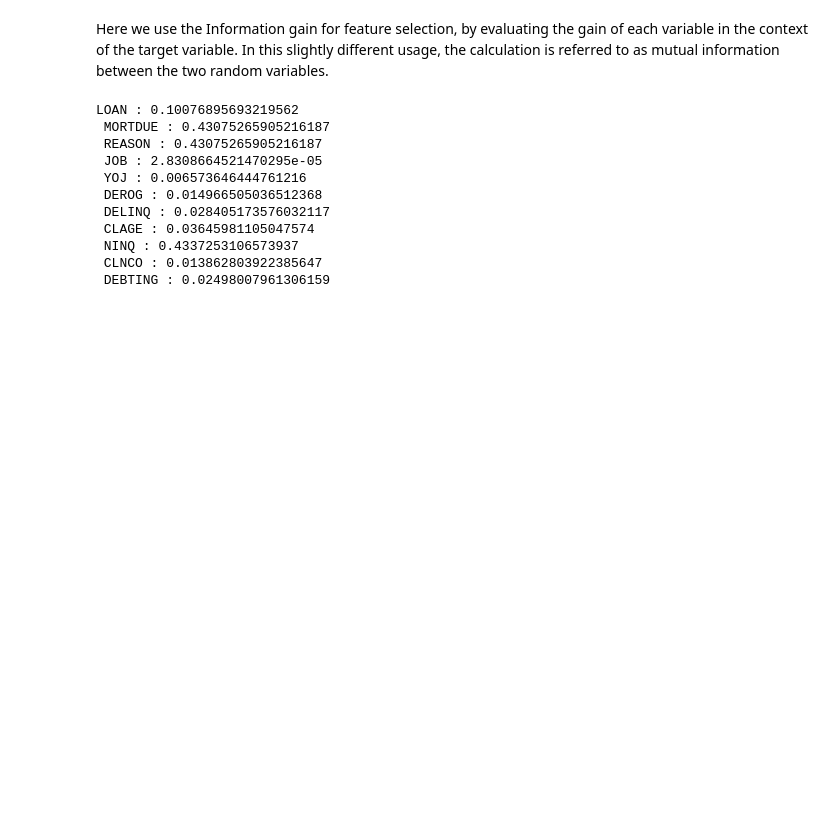
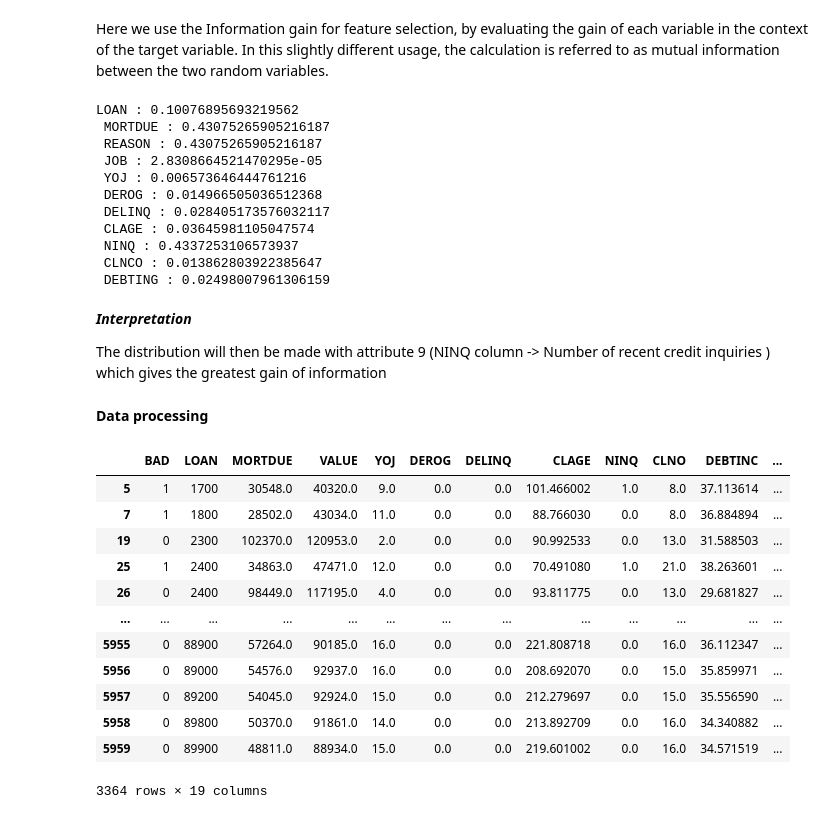
Before and after one commit to sanae-a11y/AI, a Jupyter notebook: CreditScoring.ipynb, the cells around one changed output. Drawn from its saved outputs; the diff is of its cells as text; code cells hidden in the pictures; blank space fills up the shorter version.

```diff
--- a/CreditScoring.ipynb
+++ b/CreditScoring.ipynb
@@ -238,3 +268,29 @@ LOAN : 0.10076895693219562
  NINQ : 0.4337253106573937
  CLNCO : 0.013862803922385647
  DEBTING : 0.02498007961306159
+# %% [markdown]
+***Interpretation***
+
+The distribution will then be made with
+attribute 9 (NINQ column -> Number of recent credit inquiries
+) which
+gives the greatest gain of information
+# %% [markdown]
+**Data processing**
+# %%
+file=pd.get_dummies(file, columns=['REASON','JOB'])
+file
+# %% [output]
+|  | BAD | LOAN | MORTDUE | VALUE | YOJ | DEROG | DELINQ | CLAGE | NINQ | CLNO | DEBTINC | ... |
+| 5 | 1 | 1700 | 30548.0 | 40320.0 | 9.0 | 0.0 | 0.0 | 101.466002 | 1.0 | 8.0 | 37.113614 | ... |
+| 7 | 1 | 1800 | 28502.0 | 43034.0 | 11.0 | 0.0 | 0.0 | 88.766030 | 0.0 | 8.0 | 36.884894 | ... |
+| 19 | 0 | 2300 | 102370.0 | 120953.0 | 2.0 | 0.0 | 0.0 | 90.992533 | 0.0 | 13.0 | 31.588503 | ... |
+| 25 | 1 | 2400 | 34863.0 | 47471.0 | 12.0 | 0.0 | 0.0 | 70.491080 | 1.0 | 21.0 | 38.263601 | ... |
+| 26 | 0 | 2400 | 98449.0 | 117195.0 | 4.0 | 0.0 | 0.0 | 93.811775 | 0.0 | 13.0 | 29.681827 | ... |
+| ... | ... | ... | ... | ... | ... | ... | ... | ... | ... | ... | ... | ... |
+| 5955 | 0 | 88900 | 57264.0 | 90185.0 | 16.0 | 0.0 | 0.0 | 221.808718 | 0.0 | 16.0 | 36.112347 | ... |
+| 5956 | 0 | 89000 | 54576.0 | 92937.0 | 16.0 | 0.0 | 0.0 | 208.692070 | 0.0 | 15.0 | 35.859971 | ... |
+| 5957 | 0 | 89200 | 54045.0 | 92924.0 | 15.0 | 0.0 | 0.0 | 212.279697 | 0.0 | 15.0 | 35.556590 | ... |
+| 5958 | 0 | 89800 | 50370.0 | 91861.0 | 14.0 | 0.0 | 0.0 | 213.892709 | 0.0 | 16.0 | 34.340882 | ... |
+| 5959 | 0 | 89900 | 48811.0 | 88934.0 | 15.0 | 0.0 | 0.0 | 219.601002 | 0.0 | 16.0 | 34.571519 | ... |
+3364 rows × 19 columns
```
Also changed, not shown: parts of 26 cells of this notebook.
